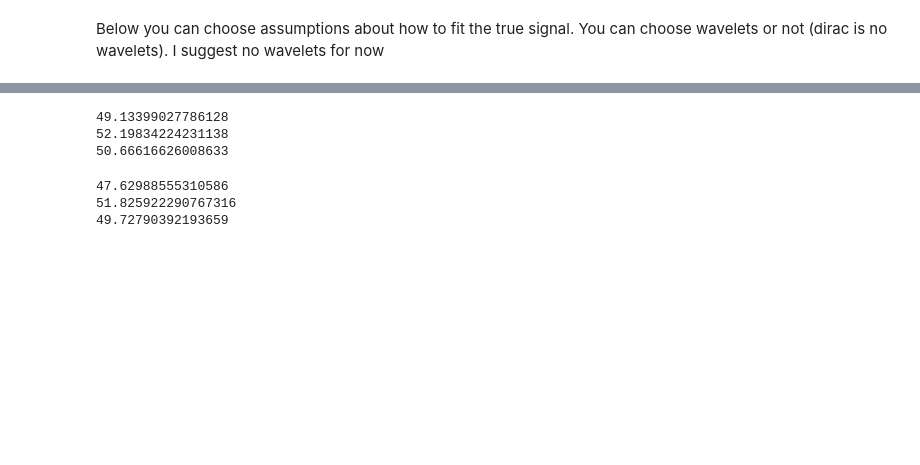
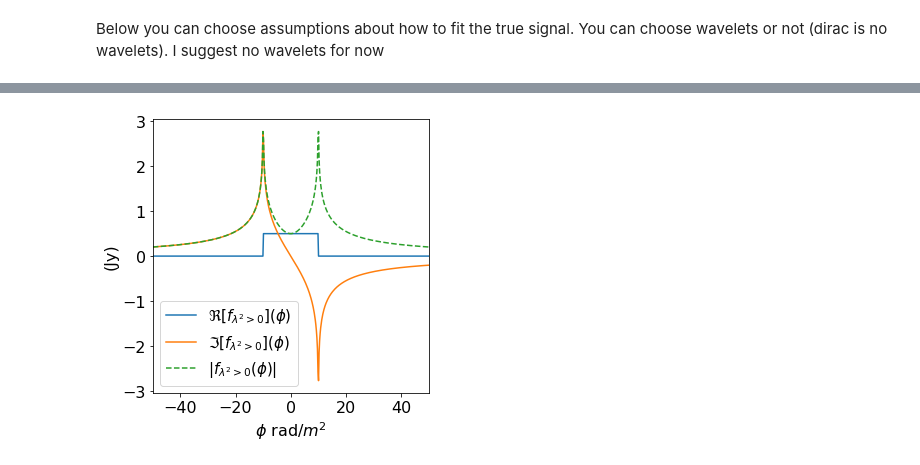
Before and after one commit to Luke-Pratley/Faraday-Dreams, a Jupyter notebook: examples/basic_faraday_simulation.ipynb, the cells around one changed output, grey strips where cells are left out. Cells and saved outputs as stored; diff of their text form; code cells hidden in the pictures; blank space fills up the shorter version.

```diff
--- a/examples/basic_faraday_simulation.ipynb
+++ b/examples/basic_faraday_simulation.ipynb
@@ -18,6 +18,8 @@ import faradaydreams.plot_spectrum as plot_spectrum
 import faradaydreams.convex_solvers as solvers
 import numpy as np
 import matplotlib.pyplot as plt
+
+plt.rcParams['font.size'] = '16'
 # %% [markdown]
 This next bit of code sets up the parameters for the observation. The samples in frequency $\nu$, which determine the samples in $\lambda^2$.
 # %%
@@ -239,8 +198,0 @@ rm_std = np.std(phi[np.abs(x_true) > np.abs(x_true)[np.argmax(np.abs(x_true))] *
-# %%
-print(rm_value - rm_std)
-print(rm_value + rm_std)
-print(rm_value)
-# %% [output]
-49.13399027786128
-52.19834224231138
-50.66616626008633
@@ -250,8 +199,16 @@ rm_std = np.std(phi[np.abs(solution_right) > np.abs(solution_right)[np.argmax(np
-# %%
-print(rm_value - rm_std)
-print(rm_value + rm_std)
-print(rm_value)
-# %% [output]
-47.62988555310586
-51.825922290767316
-49.72790392193659
+# %%
+phi_model = np.linspace(-50,50, 512)
+P = 1/(2j) * np.log(np.abs(phi_model + 10)/np.abs(phi_model - 10))
+P[np.abs(phi_model) < 10] += 1/2
+plt.figure(figsize=(5, 5))
+plt.plot(phi_model, np.real(P))
+plt.plot(phi_model, np.imag(P))
+plt.plot(phi_model, np.abs(P),'--')
+plt.xlim([-50, 50])
+plt.legend(['$\\Re \\left[f_{\lambda^2 > 0} \\right](\\phi)$', '$\\Im \\left[f_{\lambda^2 > 0} \\right](\\phi)$', '$|f_{\lambda^2 > 0} (\\phi)|$'],fontsize=15)
+plt.xlabel("$\\phi$ rad/$m^2$")
+plt.ylabel("(Jy)")
+plt.tight_layout()
+plt.savefig("Ideal_model_box.pdf")
+# %% [output]
+[figure, added]
```
Also changed, not shown: parts of 24 cells of this notebook, 4 other files.
